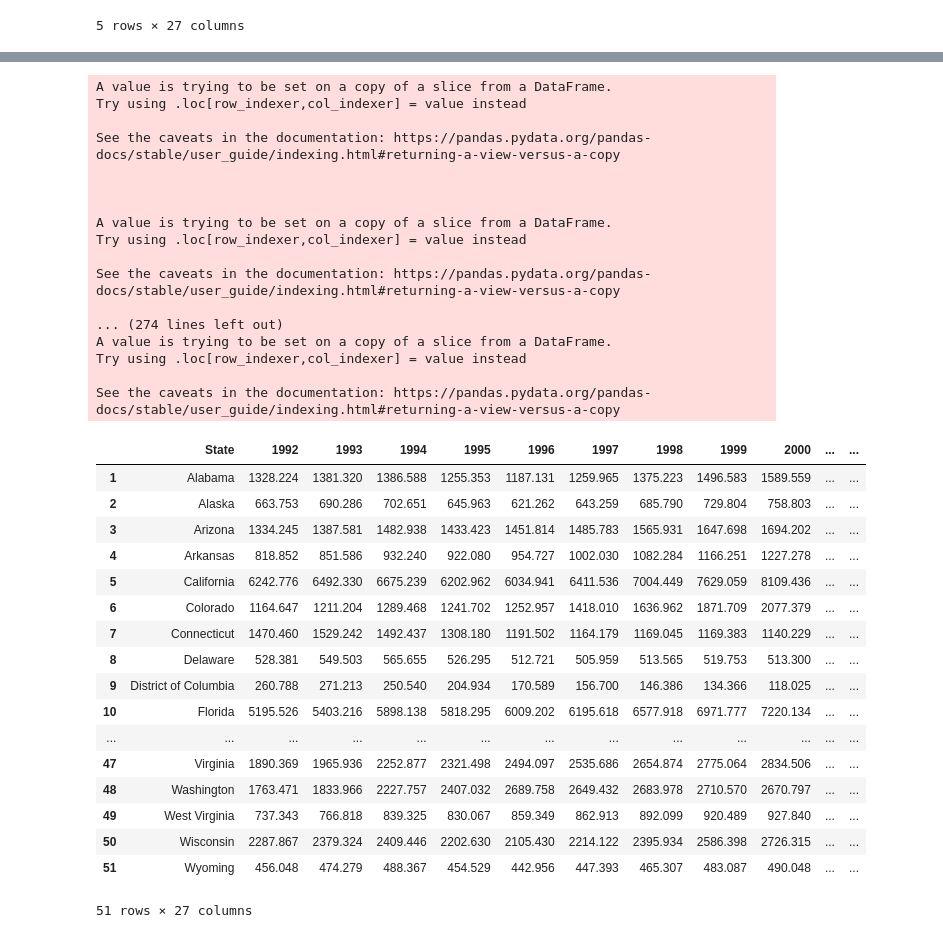
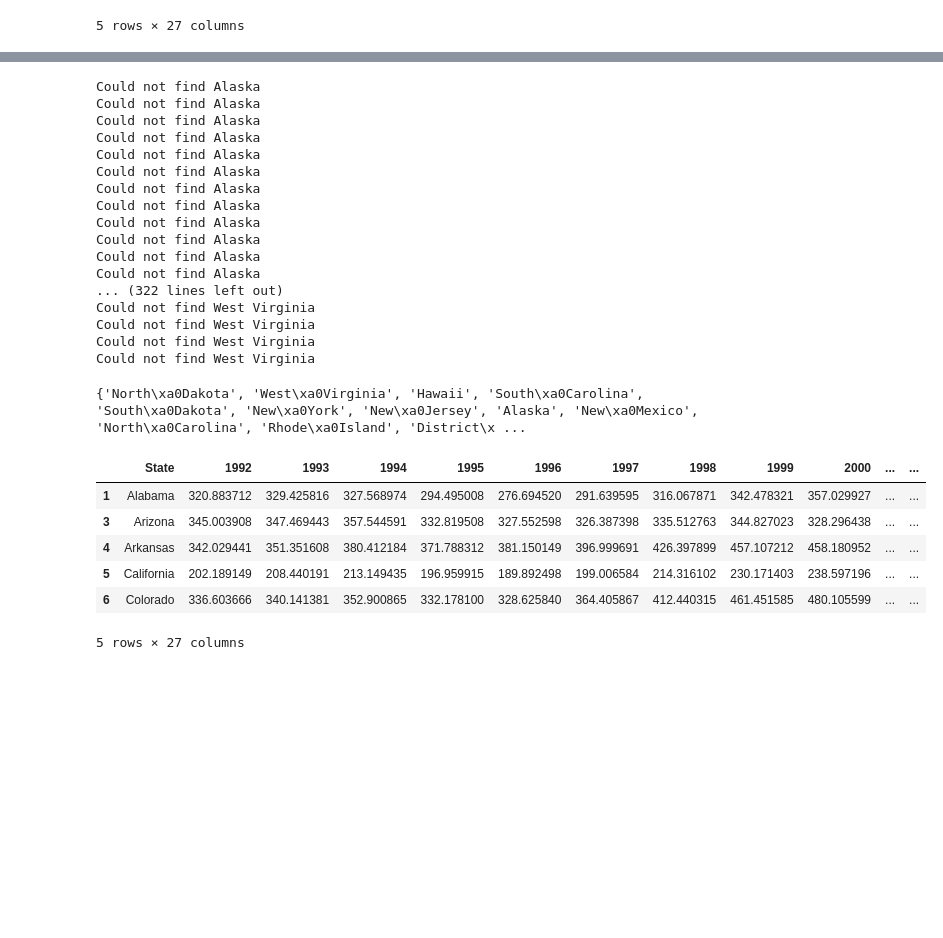
Before and after one commit to zeusgedofdata/Data_Visualization, a Jupyter notebook: infastructure.ipynb, the cells around one changed output, grey strips where cells are left out. Saved outputs shown, nothing was run; the diff lists cells and outputs as text; code cells hidden in the pictures; blank space fills up the shorter version.

Commit message:
Expanded infrastructure data

```diff
--- a/infastructure.ipynb
+++ b/infastructure.ipynb
@@ -96,54 +98,49 @@ state_infra.head()
 # %%
 not_included = []
 for state in state_infra['State']:
-    state_infra[state_infra['State'] == state]
     for date in range(1992,2018):
         try:
-            per_cap = state_infra[state_infra['State'] == state][date]/state_pop[state_pop['DATE'] == date][state.upper()]*1000
-            state_infra[state_infra['State'] == state][date] = per_cap
+            states_funding = state_infra.loc[state_infra['State'] == state, date].item() *1000000
+            states_pop = state_pop.loc[state_pop['DATE'] == date, state.upper()].item()*1000
+            per_cap = states_funding/states_pop
+            state_infra.loc[state_infra['State'] == state, date]= per_cap
         except:
             not_included.append(state)
-            print("Could not find " + state)
+            #print("Could not find " + state)
 print(not_included)
 # %% [output]
-A value is trying to be set on a copy of a slice from a DataFrame.
-Try using .loc[row_indexer,col_indexer] = value instead
-
-See the caveats in the documentation: https://pandas.pydata.org/pandas-docs/stable/user_guide/indexing.html#returning-a-view-versus-a-copy
-
-
-
-A value is trying to be set on a copy of a slice from a DataFrame.
-Try using .loc[row_indexer,col_indexer] = value instead
-
-See the caveats in the documentation: https://pandas.pydata.org/pandas-docs/stable/user_guide/indexing.html#returning-a-view-versus-a-copy
-
-... (274 lines left out)
-A value is trying to be set on a copy of a slice from a DataFrame.
-Try using .loc[row_indexer,col_indexer] = value instead
-
-See the caveats in the documentation: https://pandas.pydata.org/pandas-docs/stable/user_guide/indexing.html#returning-a-view-versus-a-copy
+Could not find Alaska
+Could not find Alaska
+Could not find Alaska
+Could not find Alaska
+Could not find Alaska
+Could not find Alaska
+Could not find Alaska
+Could not find Alaska
+Could not find Alaska
+Could not find Alaska
+Could not find Alaska
+Could not find Alaska
+... (322 lines left out)
+Could not find West Virginia
+Could not find West Virginia
+Could not find West Virginia
+Could not find West Virginia
-# %%
-state_infra
-# %% [output]
-|  | State | 1992 | 1993 | 1994 | 1995 | 1996 | 1997 | 1998 | 1999 | 2000 | ... | ... |
-| 1 | Alabama | 1328.224 | 1381.320 | 1386.588 | 1255.353 | 1187.131 | 1259.965 | 1375.223 | 1496.583 | 1589.559 | ... | ... |
-| 2 | Alaska | 663.753 | 690.286 | 702.651 | 645.963 | 621.262 | 643.259 | 685.790 | 729.804 | 758.803 | ... | ... |
-| 3 | Arizona | 1334.245 | 1387.581 | 1482.938 | 1433.423 | 1451.814 | 1485.783 | 1565.931 | 1647.698 | 1694.202 | ... | ... |
-| 4 | Arkansas | 818.852 | 851.586 | 932.240 | 922.080 | 954.727 | 1002.030 | 1082.284 | 1166.251 | 1227.278 | ... | ... |
-| 5 | California | 6242.776 | 6492.330 | 6675.239 | 6202.962 | 6034.941 | 6411.536 | 7004.449 | 7629.059 | 8109.436 | ... | ... |
-| 6 | Colorado | 1164.647 | 1211.204 | 1289.468 | 1241.702 | 1252.957 | 1418.010 | 1636.962 | 1871.709 | 2077.379 | ... | ... |
-| 7 | Connecticut | 1470.460 | 1529.242 | 1492.437 | 1308.180 | 1191.502 | 1164.179 | 1169.045 | 1169.383 | 1140.229 | ... | ... |
-| 8 | Delaware | 528.381 | 549.503 | 565.655 | 526.295 | 512.721 | 505.959 | 513.565 | 519.753 | 513.300 | ... | ... |
-| 9 | District of Columbia | 260.788 | 271.213 | 250.540 | 204.934 | 170.589 | 156.700 | 146.386 | 134.366 | 118.025 | ... | ... |
-| 10 | Florida | 5195.526 | 5403.216 | 5898.138 | 5818.295 | 6009.202 | 6195.618 | 6577.918 | 6971.777 | 7220.134 | ... | ... |
-| ... | ... | ... | ... | ... | ... | ... | ... | ... | ... | ... | ... | ... |
-| 47 | Virginia | 1890.369 | 1965.936 | 2252.877 | 2321.498 | 2494.097 | 2535.686 | 2654.874 | 2775.064 | 2834.506 | ... | ... |
-| 48 | Washington | 1763.471 | 1833.966 | 2227.757 | 2407.032 | 2689.758 | 2649.432 | 2683.978 | 2710.570 | 2670.797 | ... | ... |
-| 49 | West Virginia | 737.343 | 766.818 | 839.325 | 830.067 | 859.349 | 862.913 | 892.099 | 920.489 | 927.840 | ... | ... |
-| 50 | Wisconsin | 2287.867 | 2379.324 | 2409.446 | 2202.630 | 2105.430 | 2214.122 | 2395.934 | 2586.398 | 2726.315 | ... | ... |
-| 51 | Wyoming | 456.048 | 474.279 | 488.367 | 454.529 | 442.956 | 447.393 | 465.307 | 483.087 | 490.048 | ... | ... |
-51 rows × 27 columns
+# %%
+print(set(not_included))
+state_infra = state_infra.loc[~state_infra['State'].isin(not_included)]
+state_infra.head()
+#state_infra.loc[state_infra['State'] == "Alabama", 1992 ]= 100
+#state_infra.loc[state_infra['State'] == "Alabama"][1992]
+# %% [output]
+{'North\xa0Dakota', 'West\xa0Virginia', 'Hawaii', 'South\xa0Carolina', 'South\xa0Dakota', 'New\xa0York', 'New\xa0Jersey', 'Alaska', 'New\xa0Mexico', 'North\xa0Carolina', 'Rhode\xa0Island', 'District\x ...
+|  | State | 1992 | 1993 | 1994 | 1995 | 1996 | 1997 | 1998 | 1999 | 2000 | ... | ... |
+| 1 | Alabama | 320.883712 | 329.425816 | 327.568974 | 294.495008 | 276.694520 | 291.639595 | 316.067871 | 342.478321 | 357.029927 | ... | ... |
+| 3 | Arizona | 345.003908 | 347.469443 | 357.544591 | 332.819508 | 327.552598 | 326.387398 | 335.512763 | 344.827023 | 328.296438 | ... | ... |
+| 4 | Arkansas | 342.029441 | 351.351608 | 380.412184 | 371.788312 | 381.150149 | 396.999691 | 426.397899 | 457.107212 | 458.180952 | ... | ... |
+| 5 | California | 202.189149 | 208.440191 | 213.149435 | 196.959915 | 189.892498 | 199.006584 | 214.316102 | 230.171403 | 238.597196 | ... | ... |
+| 6 | Colorado | 336.603666 | 340.141381 | 352.900865 | 332.178100 | 328.625840 | 364.405867 | 412.440315 | 461.451585 | 480.105599 | ... | ... |
+5 rows × 27 columns
 # %%
 fig = go.Figure()
 fig.add_trace(go.Treemap(
```
Also changed, not shown: parts of 7 cells of this notebook, 1 other file.
